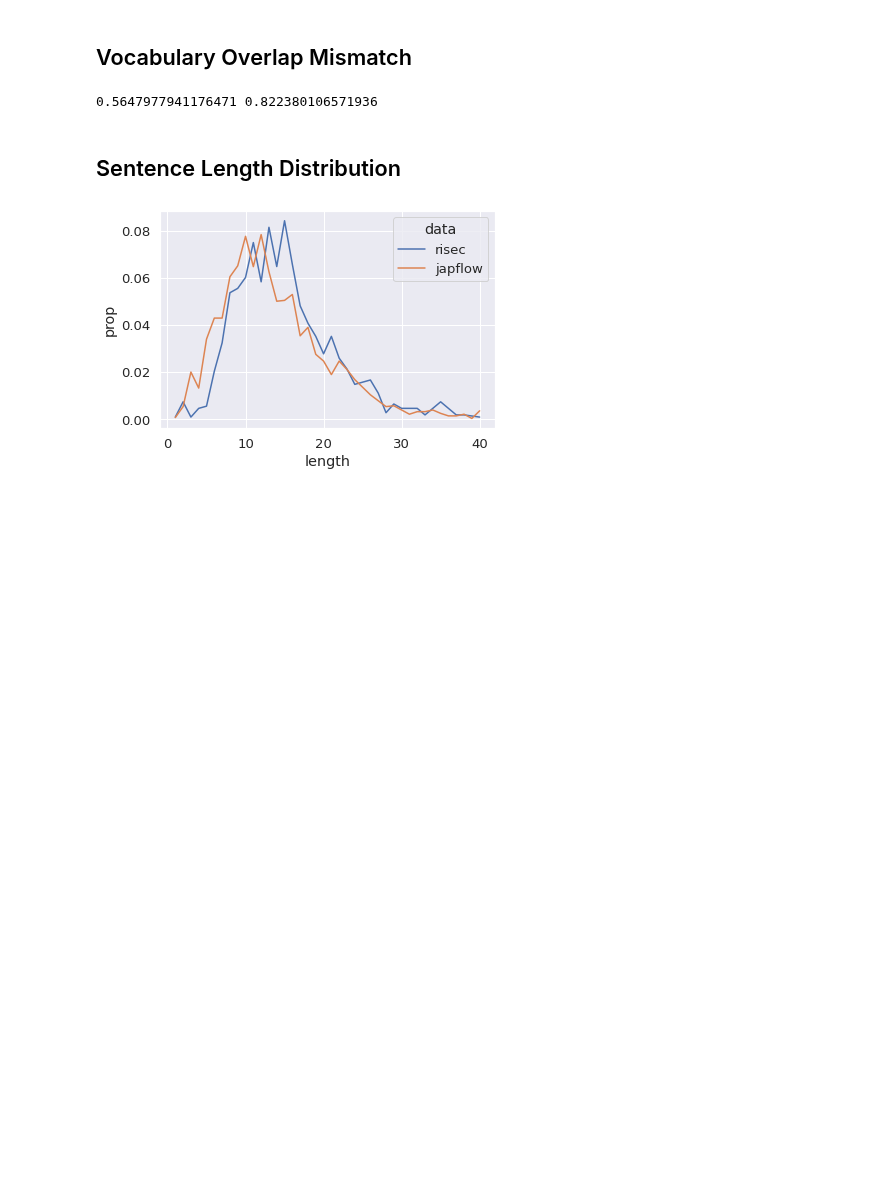
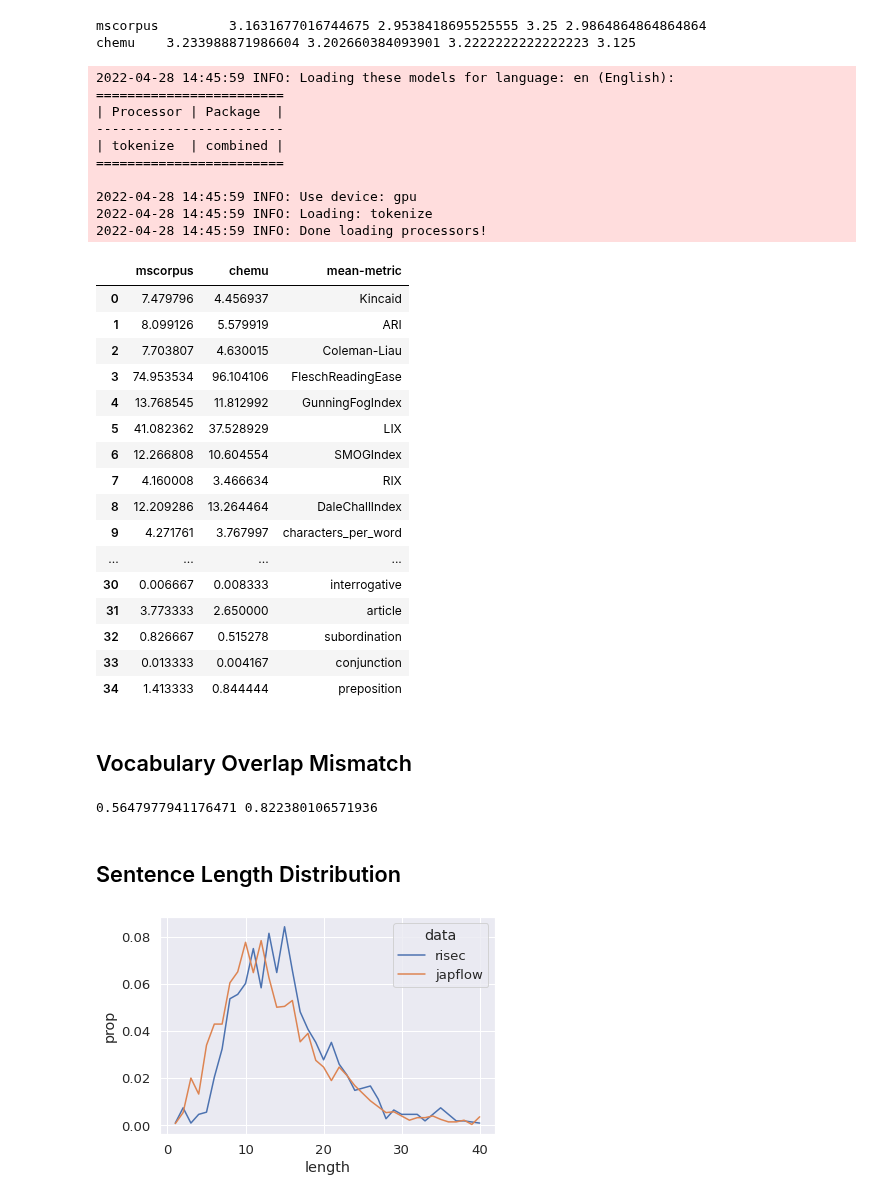
Before and after one commit to ShoRit/flow_graphs, a Jupyter notebook: code/error_analysis.ipynb, the cells around one changed output. Cells and saved outputs as stored; diff of their text form; code cells hidden in the pictures; blank space fills up the shorter version.

```diff
--- a/code/error_analysis.ipynb
+++ b/code/error_analysis.ipynb
@@ -8,3 +268,61 @@ risec_data   = json.load(open('../data/risec/train.json'))
+# %%
+for dataset in depscores:
+    print(dataset+ '\t', np.mean(depscores[dataset]['mdd']), np.mean(depscores[dataset]['mhd']),
+        np.median(depscores[dataset]['mdd']), np.median(depscores[dataset]['mhd']))
+# %% [output]
+mscorpus         3.1631677016744675 2.9538418695525555 3.25 2.9864864864864864
+chemu    3.233988871986604 3.202660384093901 3.2222222222222223 3.125
+# %%
+import readability
+reading_scores = ddict(list)
+nlp       =  stanza.Pipeline(lang='en', processors='tokenize')
+mod_readability_scores = ddict(lambda: ddict(lambda: ddict(list)))
+for dataset in ['mscorpus','chemu']:
+    for text in tqdm(train_texts[dataset]):
+        doc     = nlp(text)
+        text    = '\n'.join([sent.text for sent in doc.sentences])
+        results = readability.getmeasures(text, lang='en')
+        for metric in results:
+            for submetric in results[metric]:
+                mod_readability_scores[metric][submetric][dataset].append(results[metric][submetric])
+
+for metric in mod_readability_scores:
+    for submetric in mod_readability_scores[metric]:
+        for dataset in mod_readability_scores[metric][submetric]:
+            val =  np.mean(mod_readability_scores[metric][submetric][dataset])
+            reading_scores[dataset].append(val)
+        reading_scores['mean-metric'].append(submetric)
+
+read_df = pd.DataFrame(reading_scores)
+display(read_df)
+# %% [output]
+2022-04-28 14:45:59 INFO: Loading these models for language: en (English):
+========================
+| Processor | Package  |
+------------------------
+| tokenize  | combined |
+========================
+
+2022-04-28 14:45:59 INFO: Use device: gpu
+2022-04-28 14:45:59 INFO: Loading: tokenize
+2022-04-28 14:45:59 INFO: Done loading processors!
+|  | mscorpus | chemu | mean-metric |
+| 0 | 7.479796 | 4.456937 | Kincaid |
+| 1 | 8.099126 | 5.579919 | ARI |
+| 2 | 7.703807 | 4.630015 | Coleman-Liau |
+| 3 | 74.953534 | 96.104106 | FleschReadingEase |
+| 4 | 13.768545 | 11.812992 | GunningFogIndex |
+| 5 | 41.082362 | 37.528929 | LIX |
+| 6 | 12.266808 | 10.604554 | SMOGIndex |
+| 7 | 4.160008 | 3.466634 | RIX |
+| 8 | 12.209286 | 13.264464 | DaleChallIndex |
+| 9 | 4.271761 | 3.767997 | characters_per_word |
+| ... | ... | ... | ... |
+| 30 | 0.006667 | 0.008333 | interrogative |
+| 31 | 3.773333 | 2.650000 | article |
+| 32 | 0.826667 | 0.515278 | subordination |
+| 33 | 0.013333 | 0.004167 | conjunction |
+| 34 | 1.413333 | 0.844444 | preposition |
 # %% [markdown]
 ## Vocabulary Overlap Mismatch
 # %%
```
Also changed, not shown: parts of 31 cells of this notebook, 9 other files.
